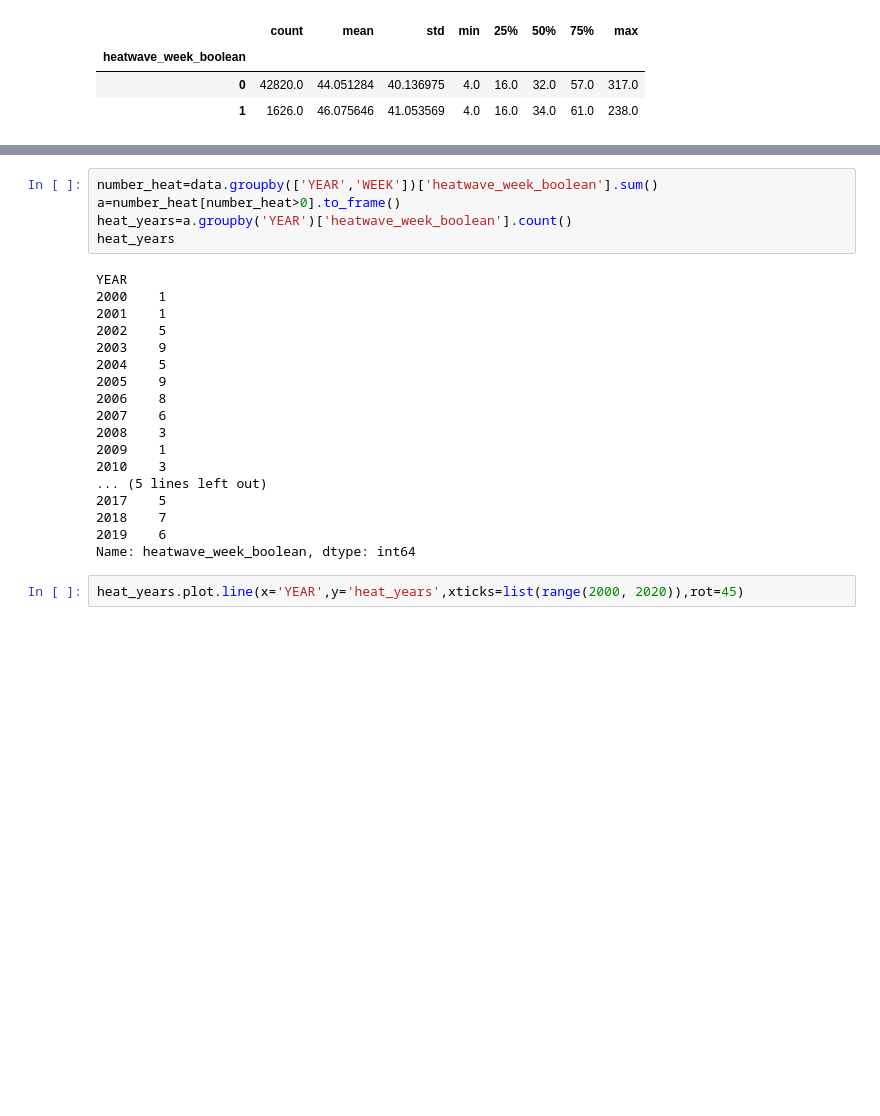
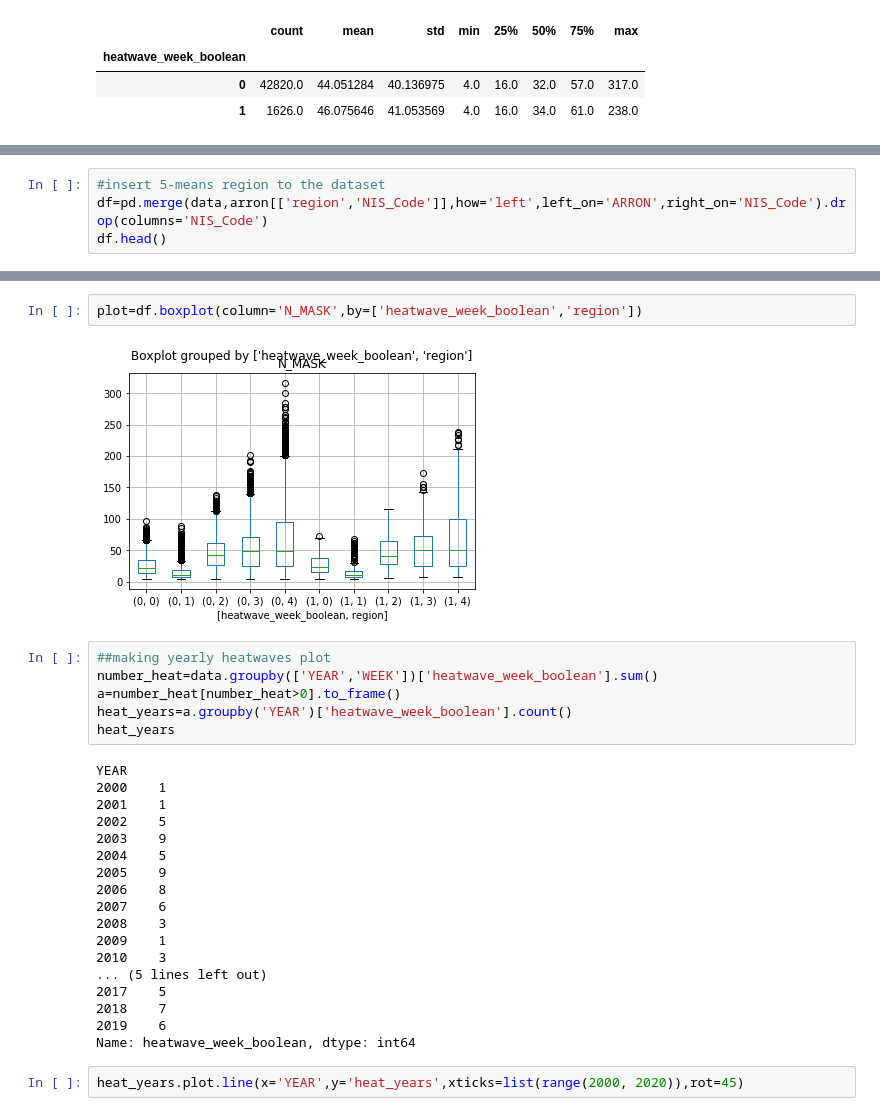
Before and after one commit to mariobecerra/mda_project, a Jupyter notebook: code/EDA.ipynb, the cells around one changed output, grey strips where cells are left out. Cells and saved outputs as stored; diff of their text form; blank space fills up the shorter version.

```diff
--- a/code/EDA.ipynb
+++ b/code/EDA.ipynb
@@ -94,0 +144,4 @@ data.ARRON.isnull().count()
+# %%
+#insert 5-means region to the dataset
+df=pd.merge(data,arron[['region','NIS_Code']],how='left',left_on='ARRON',right_on='NIS_Code').drop(columns='NIS_Code')
+df.head()
@@ -95,4 +155,9 @@ data.ARRON.isnull().count()
+# %%
+plot=df.boxplot(column='N_MASK',by=['heatwave_week_boolean','region'])
+# %% [output]
+[figure, added]
 # %%
+##making yearly heatwaves plot
 number_heat=data.groupby(['YEAR','WEEK'])['heatwave_week_boolean'].sum()
 a=number_heat[number_heat>0].to_frame()
 heat_years=a.groupby('YEAR')['heatwave_week_boolean'].count()
```
Also changed, not shown: parts of 6 cells of this notebook, 1 other file.
